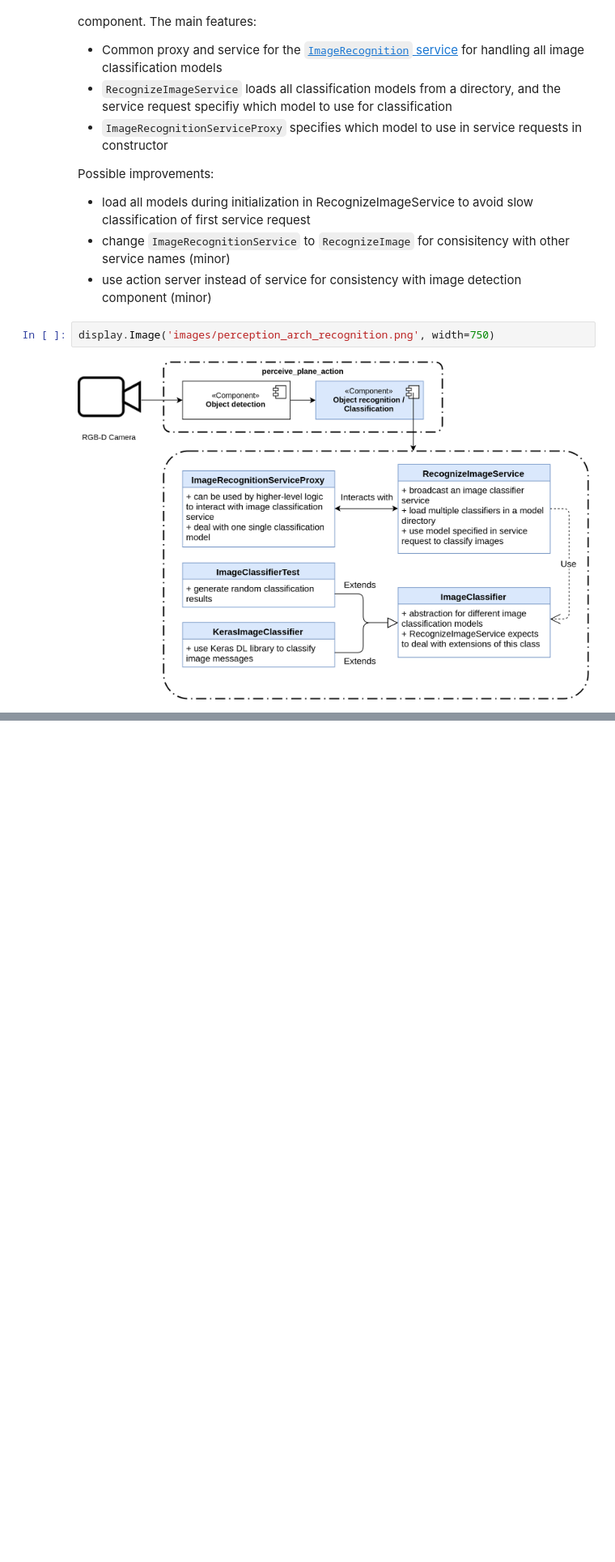
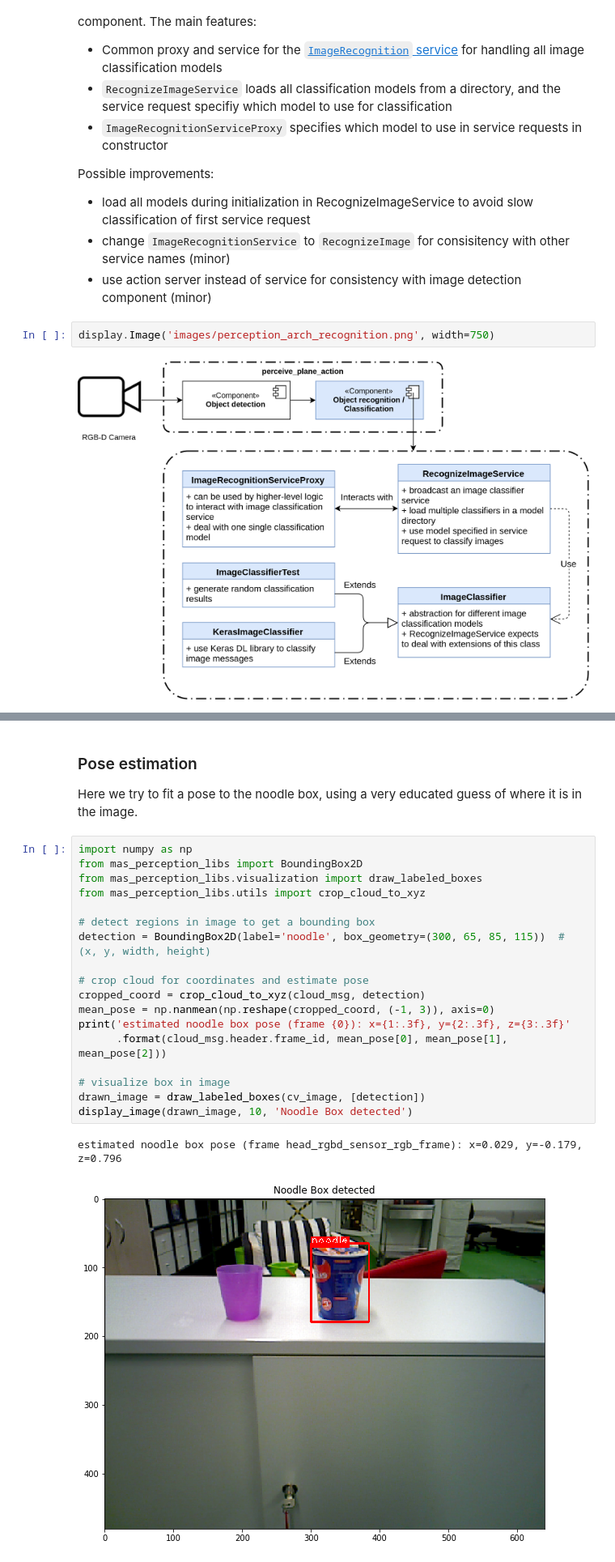
Before and after one commit to b-it-bots/mas_tutorials, a Jupyter notebook: domestic_robotics/perception.ipynb, the cells around one changed output, grey strips where cells are left out. Shown at 81% size. Drawn from its saved outputs; the diff is of its cells as text; blank space fills up the shorter version.

```diff
--- a/domestic_robotics/perception.ipynb
+++ b/domestic_robotics/perception.ipynb
@@ -95,0 +122,24 @@ mean_pose = np.nanmean(np.reshape(cropped_coord, (-1, 3)), axis=0)
+# %% [markdown]
+### Pose estimation
+Here we try to fit a pose to the noodle box, using a very educated guess of where it is in the image.
+# %%
+import numpy as np
+from mas_perception_libs import BoundingBox2D
+from mas_perception_libs.visualization import draw_labeled_boxes
+from mas_perception_libs.utils import crop_cloud_to_xyz
+
+# detect regions in image to get a bounding box
+detection = BoundingBox2D(label='noodle', box_geometry=(300, 65, 85, 115))  # (x, y, width, height)
+
+# crop cloud for coordinates and estimate pose
+cropped_coord = crop_cloud_to_xyz(cloud_msg, detection)
+mean_pose = np.nanmean(np.reshape(cropped_coord, (-1, 3)), axis=0)
+print('estimated noodle box pose (frame {0}): x={1:.3f}, y={2:.3f}, z={3:.3f}'
+      .format(cloud_msg.header.frame_id, mean_pose[0], mean_pose[1], mean_pose[2]))
+
+# visualize box in image
+drawn_image = draw_labeled_boxes(cv_image, [detection])
+display_image(drawn_image, 10, 'Noodle Box detected')
+# %% [output]
+estimated noodle box pose (frame head_rgbd_sensor_rgb_frame): x=0.029, y=-0.179, z=0.796
+[figure, added]
```
Also changed, not shown: parts of 6 cells of this notebook, 1 other file.
